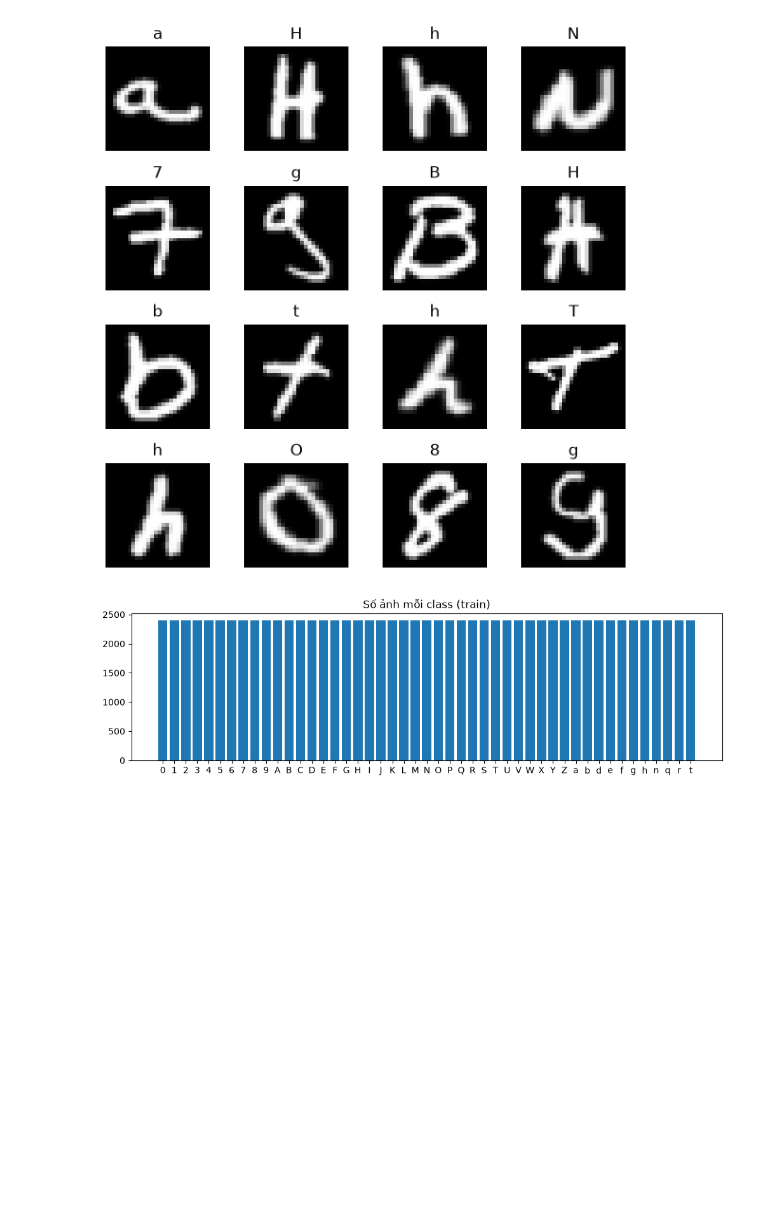
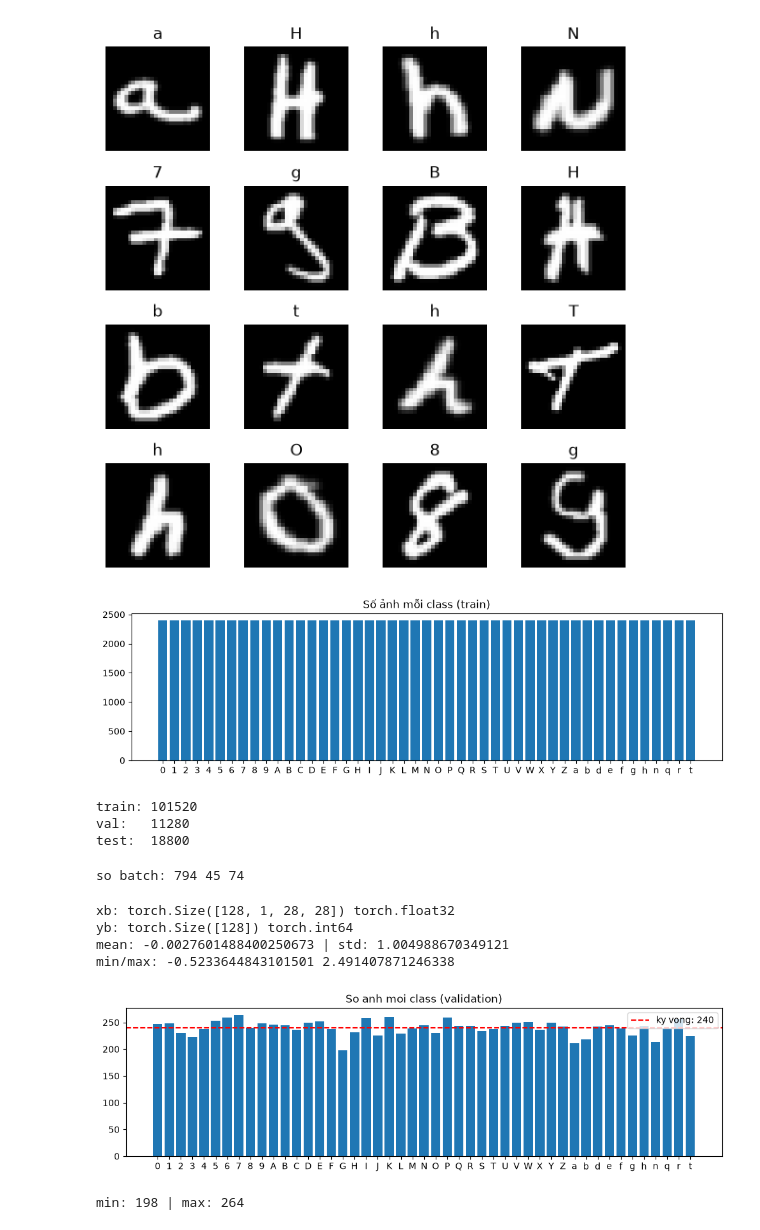
Before and after one commit to trungsyd2409/dl_gplyph_net, a Jupyter notebook: notebooks/01_glyphnet.ipynb, the cells around one changed output. Saved outputs shown, nothing was run; the diff lists cells and outputs as text; code cells hidden in the pictures; blank space fills up the shorter version.

```diff
--- a/notebooks/01_glyphnet.ipynb
+++ b/notebooks/01_glyphnet.ipynb
@@ -62,3 +62,56 @@ plt.title("Số ảnh mỗi class (train)")
 plt.show()
 # %% [output]
 [figure]
+# %%
+from torch.utils.data import random_split, DataLoader
+
+g = torch.Generator().manual_seed(42)
+train_set, val_set = random_split(train_full, [0.9, 0.1], generator=g)
+
+print("train:", len(train_set))
+print("val:  ", len(val_set))
+print("test: ", len(test_set))
+# %% [output]
+train: 101520
+val:   11280
+test:  18800
+# %%
+BATCH_SIZE = 128
+
+train_loader = DataLoader(train_set, batch_size=BATCH_SIZE, shuffle=True,
+                          pin_memory=(device == "cuda"))
+val_loader   = DataLoader(val_set,   batch_size=256, shuffle=False,
+                          pin_memory=(device == "cuda"))
+test_loader  = DataLoader(test_set,  batch_size=256, shuffle=False,
+                          pin_memory=(device == "cuda"))
+
+print("so batch:", len(train_loader), len(val_loader), len(test_loader))
+# %% [output]
+so batch: 794 45 74
+# %%
+xb, yb = next(iter(train_loader))
+print("xb:", xb.shape, xb.dtype)
+print("yb:", yb.shape, yb.dtype)
+print("mean:", xb.mean().item(), "| std:", xb.std().item())
+print("min/max:", xb.min().item(), xb.max().item())
+# %% [output]
+xb: torch.Size([128, 1, 28, 28]) torch.float32
+yb: torch.Size([128]) torch.int64
+mean: -0.0027601488400250673 | std: 1.004988670349121
+min/max: -0.5233644843101501 2.491407871246338
+# %%
+from collections import Counter
+
+val_labels = [train_full.targets[i].item() for i in val_set.indices]
+vc = Counter(val_labels)
+
+plt.figure(figsize=(12, 3))
+plt.bar([classes[k] for k in sorted(vc)], [vc[k] for k in sorted(vc)])
+plt.axhline(240, color="red", linestyle="--", label="ky vong: 240")
+plt.legend(); plt.title("So anh moi class (validation)")
+plt.show()
+
+print("min:", min(vc.values()), "| max:", max(vc.values()))
+# %% [output]
+[figure, added]
+min: 198 | max: 264
```
Also changed, not shown: parts of 16 cells of this notebook.
